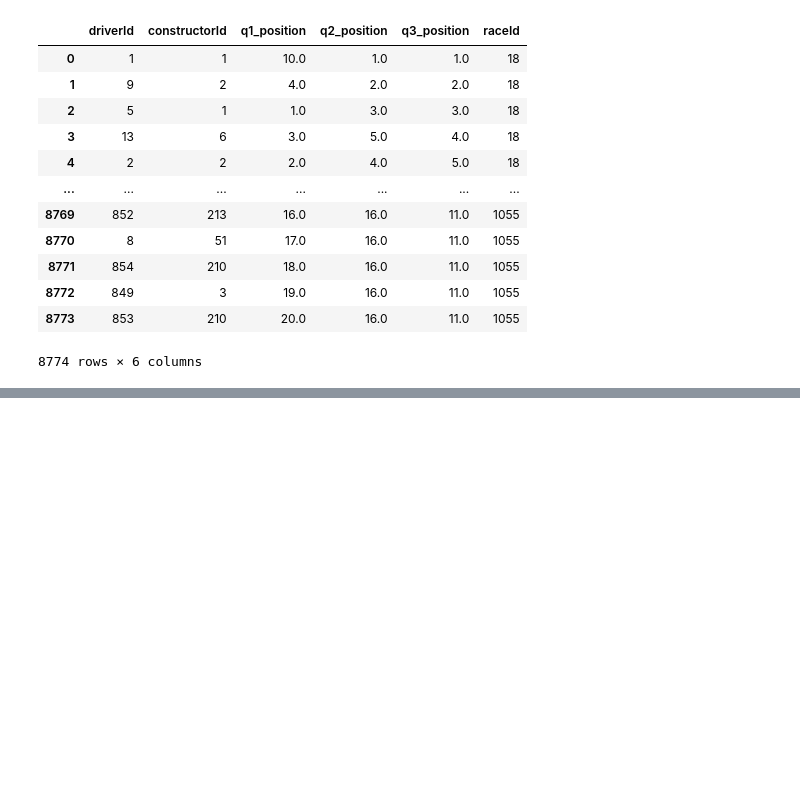
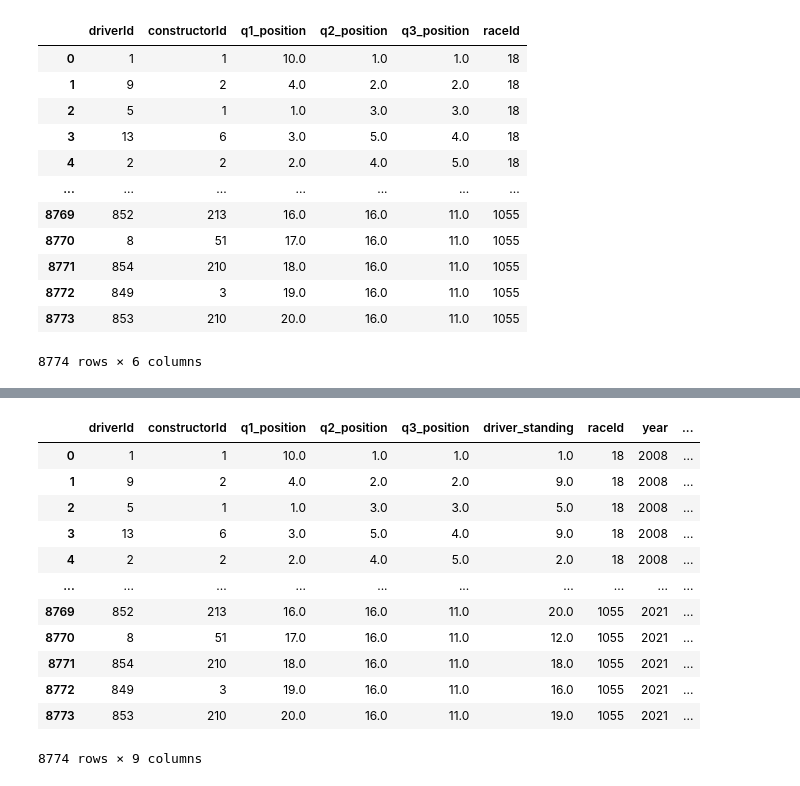
Before and after one commit to shanmu9898/f1-fantasy-predictor, a Jupyter notebook: f1_data_creator.ipynb, the cells around one changed output, grey strips where cells are left out. Cells and saved outputs as stored; diff of their text form; code cells hidden in the pictures; blank space fills up the shorter version.

```diff
--- a/f1_data_creator.ipynb
+++ b/f1_data_creator.ipynb
@@ -107,0 +158,5 @@ qualifying
+# %%
+quali_w_results_clean = quali_w_results.copy()
+# %%
+quali_w_results_clean = quali_w_results_clean.groupby(["raceId"]).transform(lambda x: x.fillna(x.max() + 1))
+quali_w_results_clean["raceId"] = quali_w_results["raceId"]
@@ -107,0 +179,31 @@ qualifying
+# %%
+quali_w_results_clean = quali_w_results_clean.rename(columns=
+    {
+        "position": "driver_standing"
+    }
+)
+# %%
+#merging in constructor results
+results = quali_w_results_clean.copy()
+results_w_races = results.merge(
+    races,
+    on="raceId",
+    how="left"
+)
+# %%
+results_w_races = results_w_races.drop(["round", "name", "date", "time", "url"], axis=1)
+results_w_races
+# %% [output]
+|  | driverId | constructorId | q1_position | q2_position | q3_position | driver_standing | raceId | year | ... |
+| 0 | 1 | 1 | 10.0 | 1.0 | 1.0 | 1.0 | 18 | 2008 | ... |
+| 1 | 9 | 2 | 4.0 | 2.0 | 2.0 | 9.0 | 18 | 2008 | ... |
+| 2 | 5 | 1 | 1.0 | 3.0 | 3.0 | 5.0 | 18 | 2008 | ... |
+| 3 | 13 | 6 | 3.0 | 5.0 | 4.0 | 9.0 | 18 | 2008 | ... |
+| 4 | 2 | 2 | 2.0 | 4.0 | 5.0 | 2.0 | 18 | 2008 | ... |
+| ... | ... | ... | ... | ... | ... | ... | ... | ... | ... |
+| 8769 | 852 | 213 | 16.0 | 16.0 | 11.0 | 20.0 | 1055 | 2021 | ... |
+| 8770 | 8 | 51 | 17.0 | 16.0 | 11.0 | 12.0 | 1055 | 2021 | ... |
+| 8771 | 854 | 210 | 18.0 | 16.0 | 11.0 | 18.0 | 1055 | 2021 | ... |
+| 8772 | 849 | 3 | 19.0 | 16.0 | 11.0 | 16.0 | 1055 | 2021 | ... |
+| 8773 | 853 | 210 | 20.0 | 16.0 | 11.0 | 19.0 | 1055 | 2021 | ... |
+8774 rows × 9 columns
```
Also changed, not shown: parts of 10 cells of this notebook, 1 other file.
